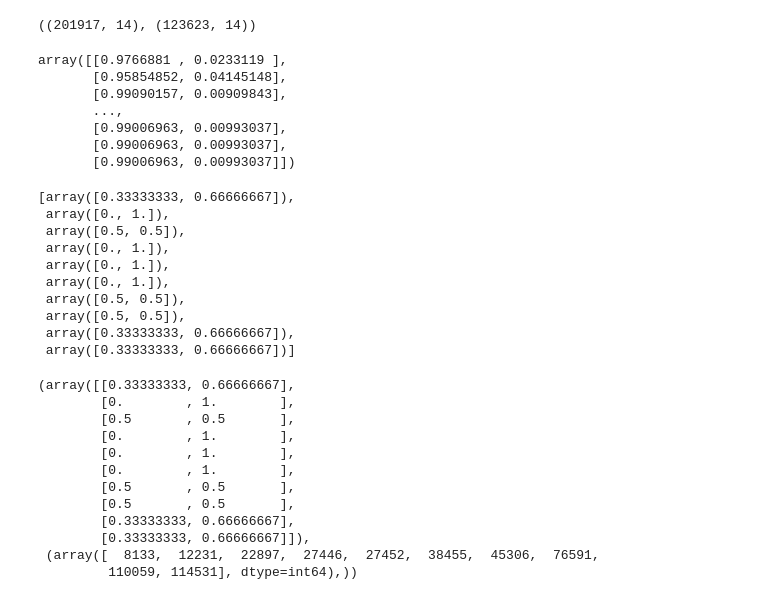
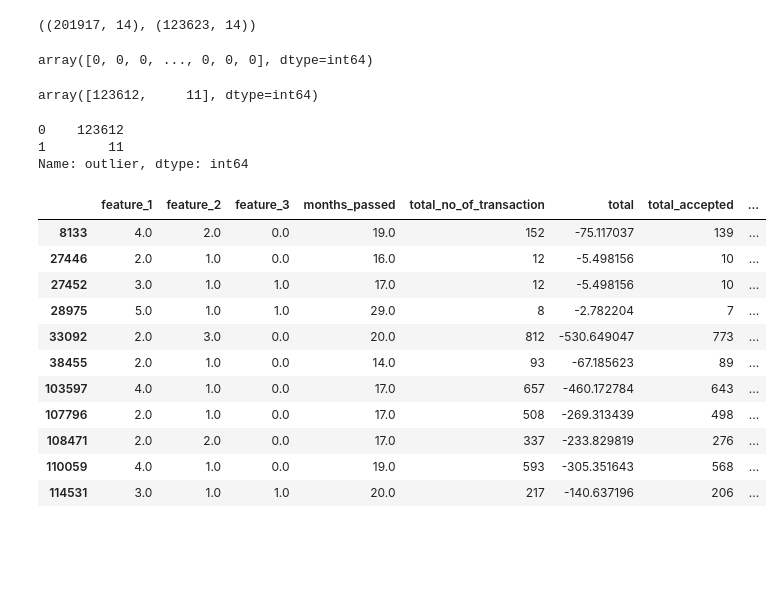
Before and after one commit to in-tandem/real_world_use_cases_1, a Jupyter notebook: supervised/regression/kaggle/elo/classify_outliers.ipynb, the cells around one changed output. Cells and saved outputs as stored; diff of their text form; code cells hidden in the pictures; blank space fills up the shorter version.

```diff
--- a/supervised/regression/kaggle/elo/classify_outliers.ipynb
+++ b/supervised/regression/kaggle/elo/classify_outliers.ipynb
@@ -349,42 +349,40 @@ round1_x.shape, test_data.shape
 scaled_test_data = StandardScaler().fit_transform(test_data)
 
 best_classifier.fit(round1_x,round1_y)
-test_target = best_classifier.predict_proba(test_data)
+# test_target = best_classifier.predict_proba(test_data)
+test_target = best_classifier.predict(test_data)
 
 test_target
 # %% [output]
-array([[0.9766881 , 0.0233119 ],
-       [0.95854852, 0.04145148],
-       [0.99090157, 0.00909843],
-       ...,
-       [0.99006963, 0.00993037],
-       [0.99006963, 0.00993037],
-       [0.99006963, 0.00993037]])
+array([0, 0, 0, ..., 0, 0, 0], dtype=int64)
+# %%
+np.bincount(test_target)
+# %% [output]
+array([123612,     11], dtype=int64)
+# %%
+test_data['outlier'] = list(map(lambda x: 1 if x>0.5 else 0, test_target))#   [i for i in test_target if i[0]<0.6]
+# %%
+test_data.outlier.value_counts()
+# %% [output]
+0    123612
+1        11
+Name: outlier, dtype: int64
+# %%
+test_data[test_data.outlier==1]
+# %% [output]
+|  | feature_1 | feature_2 | feature_3 | months_passed | total_no_of_transaction | total | total_accepted | ... |
+| 8133 | 4.0 | 2.0 | 0.0 | 19.0 | 152 | -75.117037 | 139 | ... |
+| 27446 | 2.0 | 1.0 | 0.0 | 16.0 | 12 | -5.498156 | 10 | ... |
+| 27452 | 3.0 | 1.0 | 1.0 | 17.0 | 12 | -5.498156 | 10 | ... |
+| 28975 | 5.0 | 1.0 | 1.0 | 29.0 | 8 | -2.782204 | 7 | ... |
+| 33092 | 2.0 | 3.0 | 0.0 | 20.0 | 812 | -530.649047 | 773 | ... |
+| 38455 | 2.0 | 1.0 | 0.0 | 14.0 | 93 | -67.185623 | 89 | ... |
+| 103597 | 4.0 | 1.0 | 0.0 | 17.0 | 657 | -460.172784 | 643 | ... |
+| 107796 | 2.0 | 1.0 | 0.0 | 17.0 | 508 | -269.313439 | 498 | ... |
+| 108471 | 2.0 | 2.0 | 0.0 | 17.0 | 337 | -233.829819 | 276 | ... |
+| 110059 | 4.0 | 1.0 | 0.0 | 19.0 | 593 | -305.351643 | 568 | ... |
+| 114531 | 3.0 | 1.0 | 1.0 | 20.0 | 217 | -140.637196 | 206 | ... |
 # %%
 [i for i in test_target if i[0]<0.6]
-# %% [output]
-[array([0.33333333, 0.66666667]),
- array([0., 1.]),
- array([0.5, 0.5]),
- array([0., 1.]),
- array([0., 1.]),
- array([0., 1.]),
- array([0.5, 0.5]),
- array([0.5, 0.5]),
- array([0.33333333, 0.66666667]),
- array([0.33333333, 0.66666667])]
 # %%
 test_target[np.where(test_target[:,0]<0.6)],np.where(test_target[:,0]<0.6)
-# %% [output]
-(array([[0.33333333, 0.66666667],
-        [0.        , 1.        ],
-        [0.5       , 0.5       ],
-        [0.        , 1.        ],
-        [0.        , 1.        ],
-        [0.        , 1.        ],
-        [0.5       , 0.5       ],
-        [0.5       , 0.5       ],
-        [0.33333333, 0.66666667],
-        [0.33333333, 0.66666667]]),
- (array([  8133,  12231,  22897,  27446,  27452,  38455,  45306,  76591,
-         110059, 114531], dtype=int64),))
```
Also changed, not shown: parts of 6 cells of this notebook, 11 other files.
